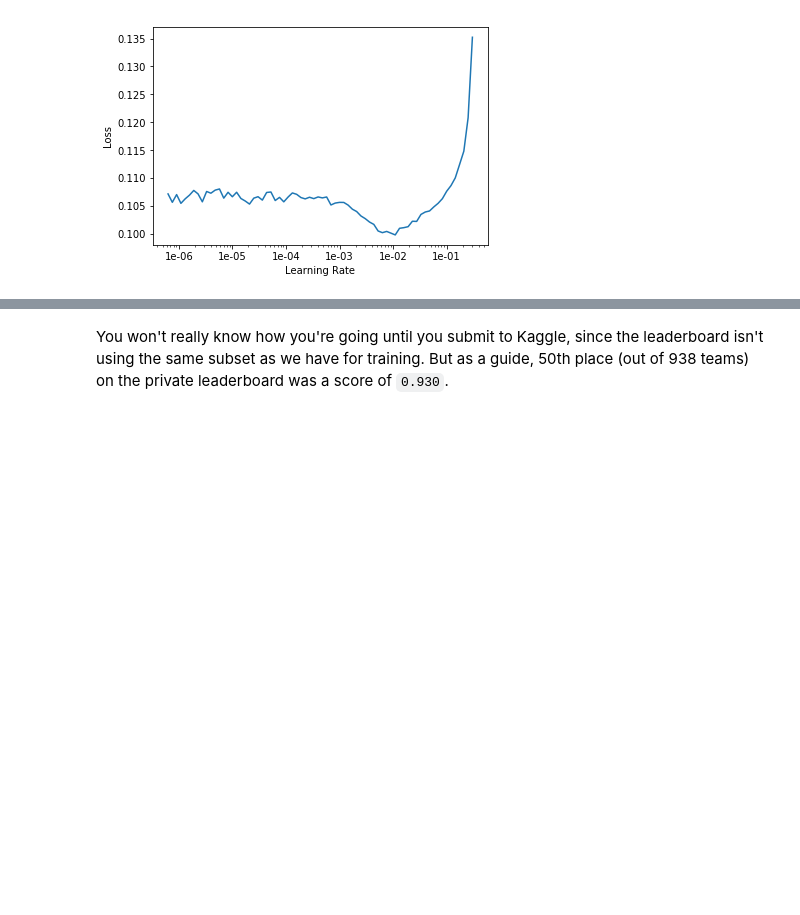
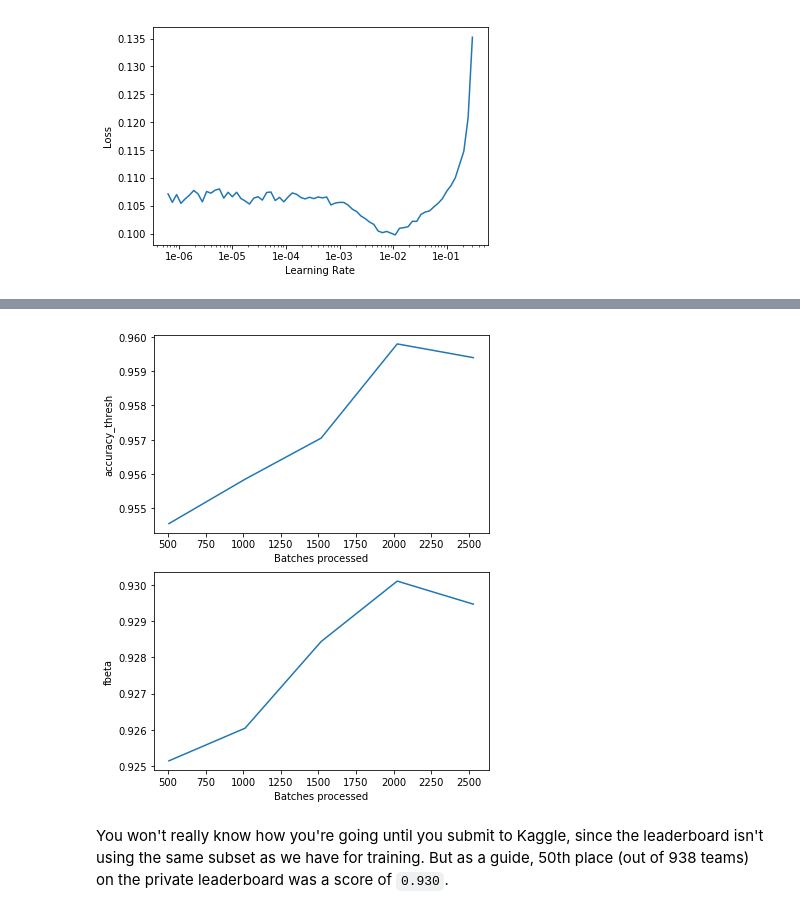
Before and after one commit to kanru-wang/fastai_learning, a Jupyter notebook: nbs/dl1/lesson3-planet.ipynb, the cells around one changed output, grey strips where cells are left out. Saved outputs shown, nothing was run; the diff lists cells and outputs as text; code cells hidden in the pictures; blank space fills up the shorter version.

```diff
--- a/nbs/dl1/lesson3-planet.ipynb
+++ b/nbs/dl1/lesson3-planet.ipynb
@@ -250 +245,5 @@ learn.recorder.plot_losses()
+# %%
+learn.recorder.plot_metrics()
+# %% [output]
+[figure, added]
 # %%
```
Also changed, not shown: parts of 7 cells of this notebook.
